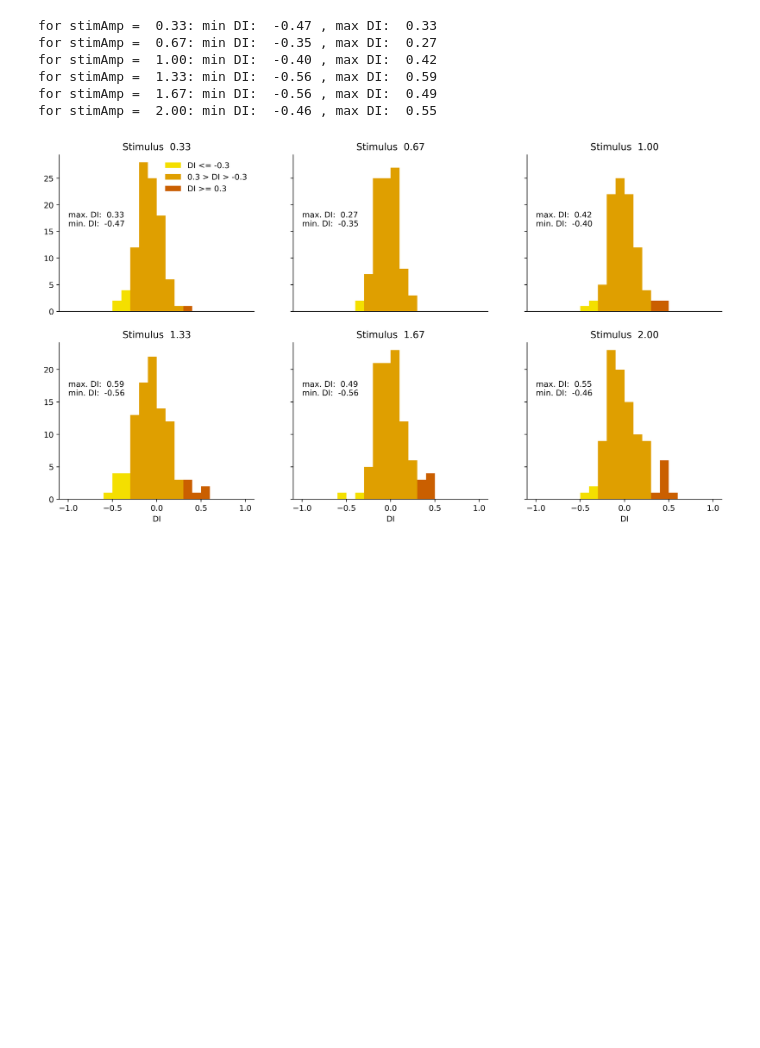
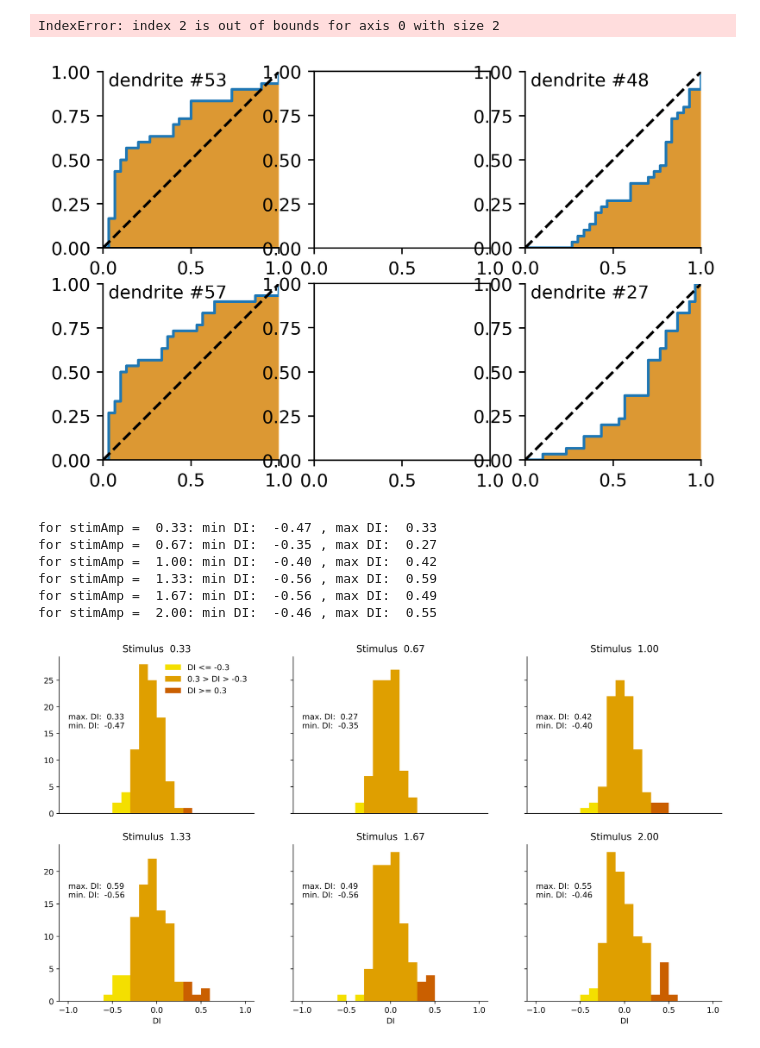
Before and after one commit to ge00rg/LabRotSprekeler, a Jupyter notebook: ROC.ipynb, the cells around one changed output. Saved outputs shown, nothing was run; the diff lists cells and outputs as text; code cells hidden in the pictures; blank space fills up the shorter version.

```diff
--- a/ROC.ipynb
+++ b/ROC.ipynb
@@ -346,3 +349,69 @@ fig.savefig('roc_four.png')
+# %%
+filename = filelist[2]
+stim_amp = 1
+
+g = h5py.File(filename[:-6]+"roi.hdf5", "r")
+motion_mask = (g['inFrameDend'][:].astype(bool)).reshape(g['inFrameDend'].shape[0])
+
+sort = 'max'
+
+DIs = np.array(get_DIs(filename, stim_amp))
+
+inds_max = np.argsort(DIs)[::-1][:2]
+
+inds_min = np.argsort(DIs)[:2]
+#if sort == 'rand':
+#    inds = np.random.choice(n_dendrites, 9, replace=False)
+
+n_dendrites = h5py.File(filename+".hdf5", "r")['data'].shape[1]
+
+fig, ((ax1, ax2, ax3), (ax4, ax5, ax6)) = plt.subplots(2, 3, dpi=400)
+axes = [ax1, ax3, ax4, ax6, ax2, ax5]
+
+for l, k in enumerate([0,1,2,3, 4, 5]):
+    if k in [0, 2]:
+        c=0
+        for j in range(len(motion_mask)):
+            if c == inds_max[l//2]:
+                    break
+            if motion_mask[j] == True:
+                c += 1
+        AUC = ROC_sk(filename, stim_amp, j, axes[k])
+        #axes[k].set_title('dendrite {}'.format(j))
+        axes[k].text(0.03, 0.92, s='dendrite #{}'.format(j))
+        #axes[k].set_xlabel('AUC={0: .2f}, DI={1: .2f}'.format(AUC, (AUC-0.5)*2))
+        axes[k].set_xlim(0,1)
+    else:
+        c=0
+        for j in range(len(motion_mask)):
+            if c == inds_min[l//2]:
+                    break
+            if motion_mask[j] == True:
+                c += 1
+        AUC = ROC_sk(filename, stim_amp, j, axes[k])
+        axes[k].text(0.03, 0.92, s='dendrite #{}'.format(j))
+        #axes[k].set_xlabel('AUC={0: .2f}, DI={1: .2f}'.format(AUC, (AUC-0.5)*2))
+        axes[k].set_xlim(0,1)
+
+
+#axes[3].text(0.1, 0.07, '$DI = 2(AUC-0.5)$', color='red',
+#            bbox=dict(facecolor='white', edgecolor='red'))
+
+#axes[4].text(0.5, 0.05, '$s = 1$', color='black',
+#        bbox=dict(facecolor='white', edgecolor='black'), fontsize=16)
+
+#if sort == 'max':
+    #fig.text(0.5, 0.04, 'false positive rate', ha='center', fontsize=14)
+    #fig.text(0.04, 0.5, 'true positive rate', va='center', rotation='vertical', fontsize=14)
+#if sort == 'min':
+#fig.text(0.5, 0.04, 'true positive rate', ha='center', fontsize=14)
+#fig.text(0.04, 0.5, 'false positive rate', va='center', rotation='vertical', fontsize=14)
+
+#plt.tight_layout()
+fig.savefig('roc_four.png')
+# %% [output]
+IndexError: index 2 is out of bounds for axis 0 with size 2
+[figure, added]
 # %%
 filename = filelist[2]
 g = h5py.File(filename[:-6]+"roi.hdf5", "r")
```
Also changed, not shown: parts of 2 cells of this notebook, 29 other files.
